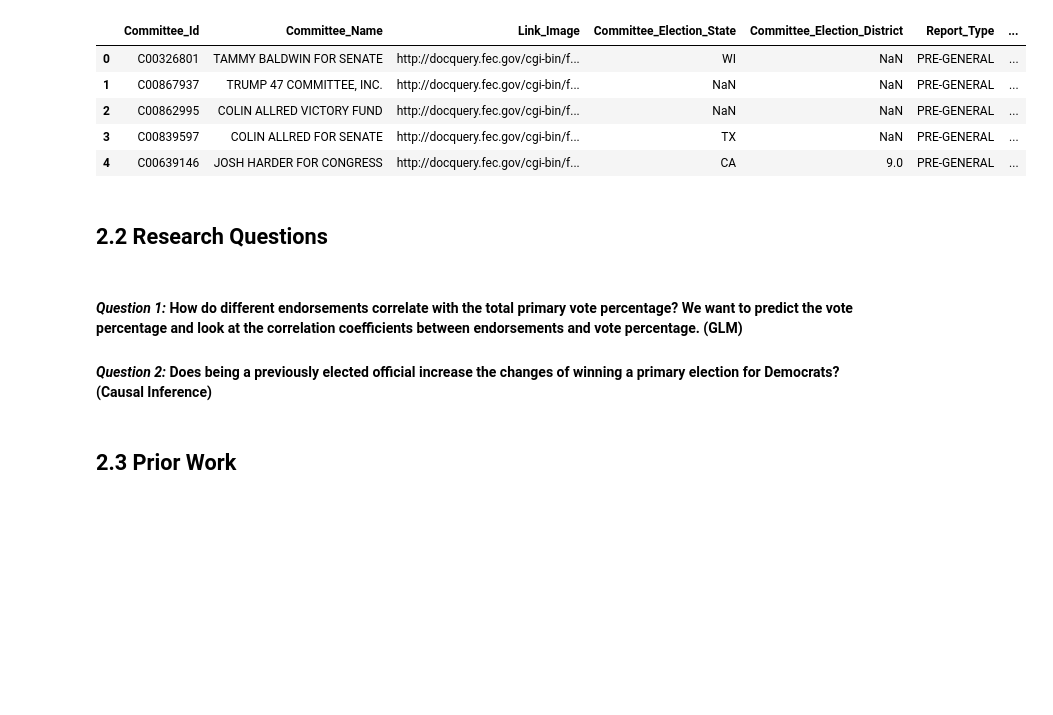
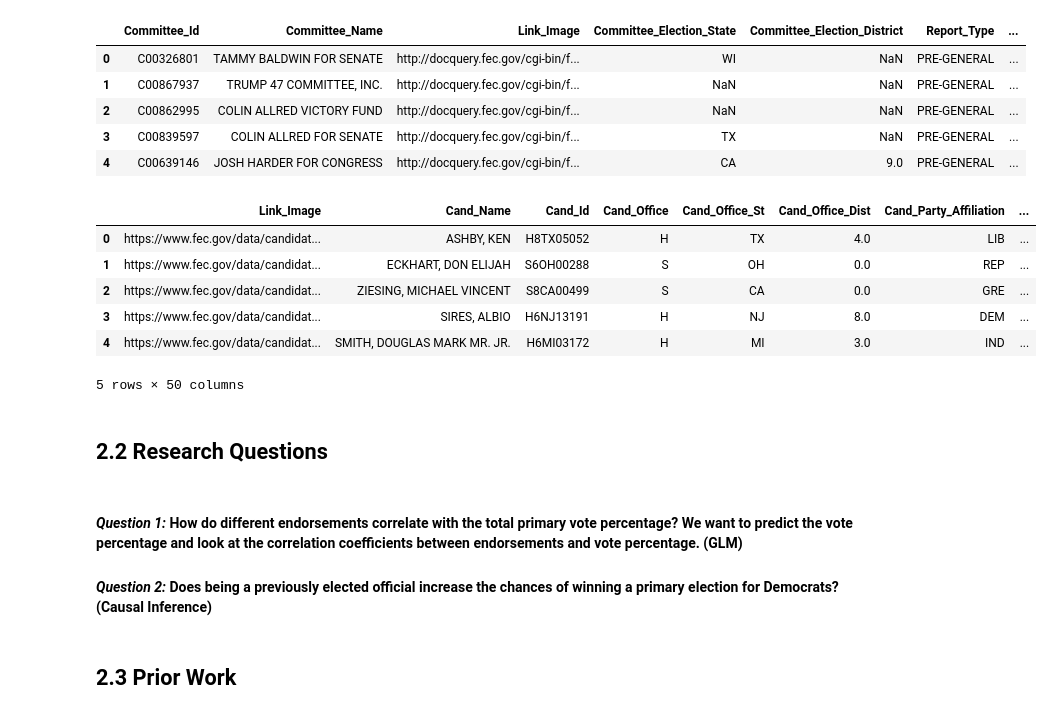
Before and after one commit to daekwon0/data102proj, a Jupyter notebook: data102_finproj_g23.ipynb, the cells around one changed output. Saved outputs shown, nothing was run; the diff lists cells and outputs as text; code cells hidden in the pictures; blank space fills up the shorter version.

```diff
--- a/data102_finproj_g23.ipynb
+++ b/data102_finproj_g23.ipynb
@@ -105,12 +106,22 @@ lobbyist_bundle.head(5)
 | 2 | C00862995 | COLIN ALLRED VICTORY FUND | http://docquery.fec.gov/cgi-bin/f... | NaN | NaN | PRE-GENERAL | ... |
 | 3 | C00839597 | COLIN ALLRED FOR SENATE | http://docquery.fec.gov/cgi-bin/f... | TX | NaN | PRE-GENERAL | ... |
 | 4 | C00639146 | JOSH HARDER FOR CONGRESS | http://docquery.fec.gov/cgi-bin/f... | CA | 9.0 | PRE-GENERAL | ... |
+# %%
+candidate_2018.head()
+# %% [output]
+|  | Link_Image | Cand_Name | Cand_Id | Cand_Office | Cand_Office_St | Cand_Office_Dist | Cand_Party_Affiliation | ... |
+| 0 | https://www.fec.gov/data/candidat... | ASHBY, KEN | H8TX05052 | H | TX | 4.0 | LIB | ... |
+| 1 | https://www.fec.gov/data/candidat... | ECKHART, DON ELIJAH | S6OH00288 | S | OH | 0.0 | REP | ... |
+| 2 | https://www.fec.gov/data/candidat... | ZIESING, MICHAEL VINCENT | S8CA00499 | S | CA | 0.0 | GRE | ... |
+| 3 | https://www.fec.gov/data/candidat... | SIRES, ALBIO | H6NJ13191 | H | NJ | 8.0 | DEM | ... |
+| 4 | https://www.fec.gov/data/candidat... | SMITH, DOUGLAS MARK MR. JR. | H6MI03172 | H | MI | 3.0 | IND | ... |
+5 rows × 50 columns
 # %% [markdown]
 ## 2.2 Research Questions
 # %% [markdown]
 #### *Question 1:* How do different endorsements correlate with the total primary vote percentage? We want to predict the vote percentage and look at the correlation coefficients between endorsements and vote percentage. (GLM)
 
-#### *Question 2:* Does being a previously elected official increase the changes of winning a primary election for Democrats? (Causal Inference)
+#### *Question 2:* Does being a previously elected official increase the chances of winning a primary election for Democrats? (Causal Inference)
 # %% [markdown]
 ## 2.3 Prior Work
 # %% [markdown]
```
Also changed, not shown: parts of 18 cells of this notebook.
